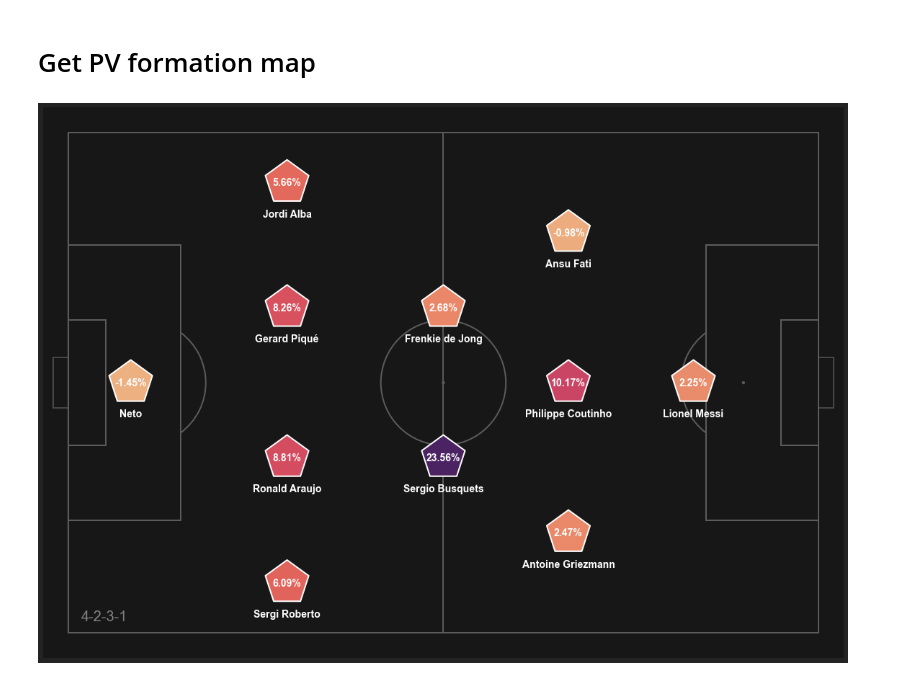
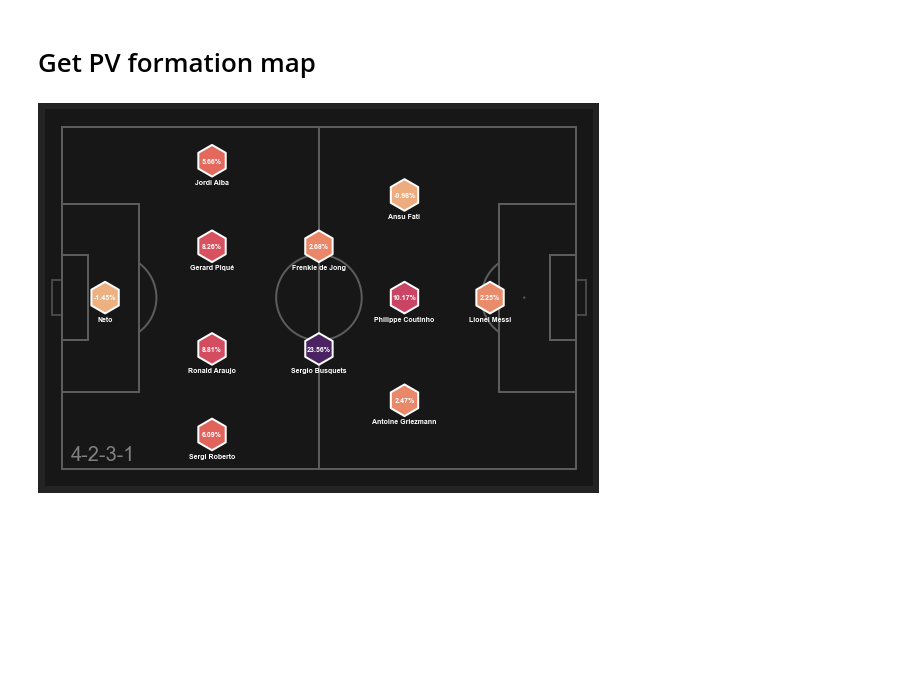
Before and after one commit to Ali-Hasan-Khan/Scrape-Whoscored-Event-Data, a Jupyter notebook: tutorial.ipynb, the cells around one changed output. Saved outputs shown, nothing was run; the diff lists cells and outputs as text; code cells hidden in the pictures; blank space fills up the shorter version.

```diff
--- a/tutorial.ipynb
+++ b/tutorial.ipynb
@@ -195,12 +169,12 @@ visuals.createShotmap(match_data, events_df, team=team, pitchcolor='black', shot
 # %%
 # Team data
 team = 'Barcelona'
 teamId = 65
 opponent = 'Sevilla'
 venue = 'home'
 
 # Choose your color palette from here: https://seaborn.pydata.org/tutorial/color_palettes.html
 visuals.createPVFormationMap(match_data, events_df, team=team, color_palette=sns.color_palette("flare", as_cmap=True),
-                             markerstyle='p', markersize=4000, markeredgewidth=2, labelsize=14, labelcolor='w')
+                             markerstyle='h', markersize=1000, markeredgewidth=2, labelsize=7, labelcolor='w')
 # %% [output]
-[figure, old version]
+[figure, new version]
```
Also changed, not shown: parts of 8 cells of this notebook, 3 other files.
